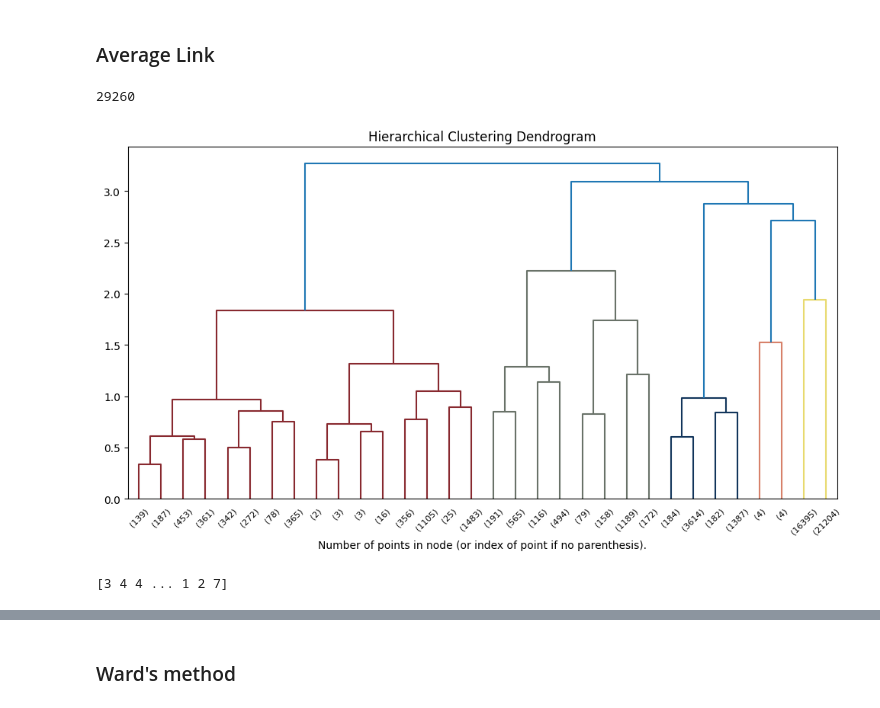
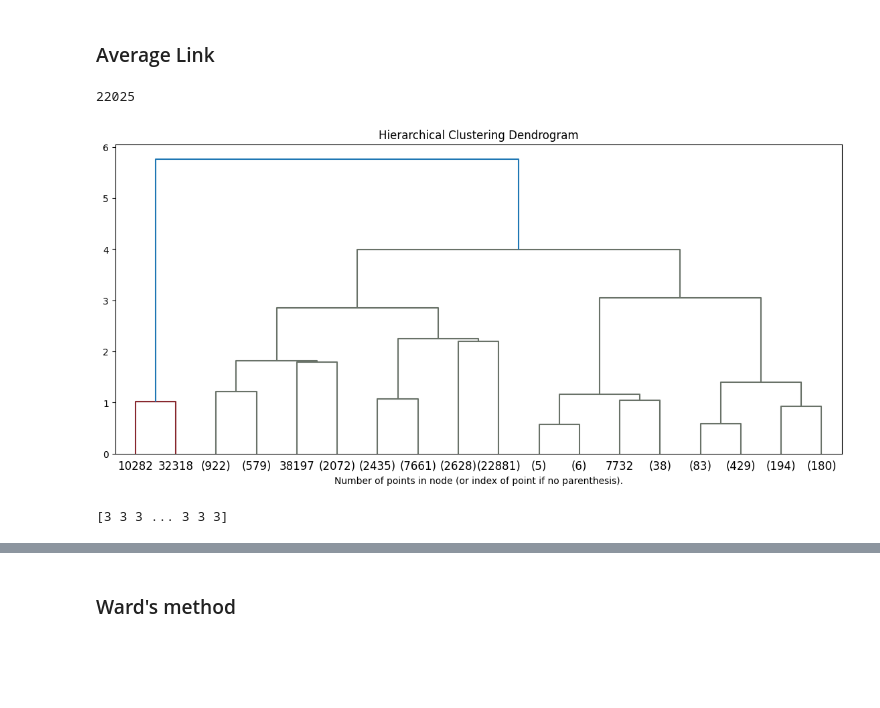
Before and after one commit to sarabreu/thesis_dev, a Jupyter notebook: 2_models/with_raw_data/solar/hierarchical_cluster.ipynb, the cells around one changed output, grey strips where cells are left out. Drawn from its saved outputs; the diff is of its cells as text; code cells hidden in the pictures; blank space fills up the shorter version.

Commit message:
change clean and raw solar data

```diff
--- a/2_models/with_raw_data/solar/hierarchical_cluster.ipynb
+++ b/2_models/with_raw_data/solar/hierarchical_cluster.ipynb
@@ -25,7 +25,7 @@ custom_cmap = LinearSegmentedColormap.from_list('custom_cmap', my_colors)
 # %%
 # import clean data set
 
-df_solar_satellite = pd.read_csv('../../../1_data_analysis_and_preproc/intermediate/solar/solar_satellite_merged.csv')
+df_solar_satellite = pd.read_csv('../../../1_data_analysis_and_preproc/intermediate/solar/solar_satellite_merged_raw.csv')
 # %%
 df_solar_satellite.head()
 # %% [output]
@@ -286,7 +286,7 @@ average_labels = model_average.labels_
 # %%
 len(np.unique(average_labels))
 # %% [output]
-29260
+22025
 # %%
 with open('results/hierarchical/average_clustering.pickle', 'wb') as f:
     pickle.dump(model_average, f)
@@ -296,17 +296,17 @@ with open('results/hierarchical/average_clustering.pickle', 'rb') as f:
 # %%
 hierarchy.set_link_color_palette(my_colors)
 
-plt.figure(figsize=(12, 6))
+plt.figure(figsize=(14, 6))
 plt.title('Hierarchical Clustering Dendrogram')
 # Plot the dendrogram
 plot_dendrogram(model_average, truncate_mode='level', p = 4)
 plt.xlabel("Number of points in node (or index of point if no parenthesis).")
 plt.show()
 # %% [output]
-[figure, old version]
+[figure, new version]
 # %%
 # Cut dendrogram to obtain labels
-num_clusters = 8  # Adjust as needed
+num_clusters = 5  # Adjust as needed
 
 # Convert the children_ attribute to a scipy hierarchical tree
 linkage_matrix = np.column_stack([model_average.children_, model_average.distances_,
@@ -316,7 +316,7 @@ labels_cut = fcluster(linkage_matrix, num_clusters, criterion='maxclust')
 
 print(labels_cut)
 # %% [output]
-[3 4 4 ... 1 2 7]
+[3 3 3 ... 3 3 3]
 # %%
 len(np.unique(labels_cut))
 # %% [output]
```
Also changed, not shown: parts of 32 cells of this notebook, 2 other files.
